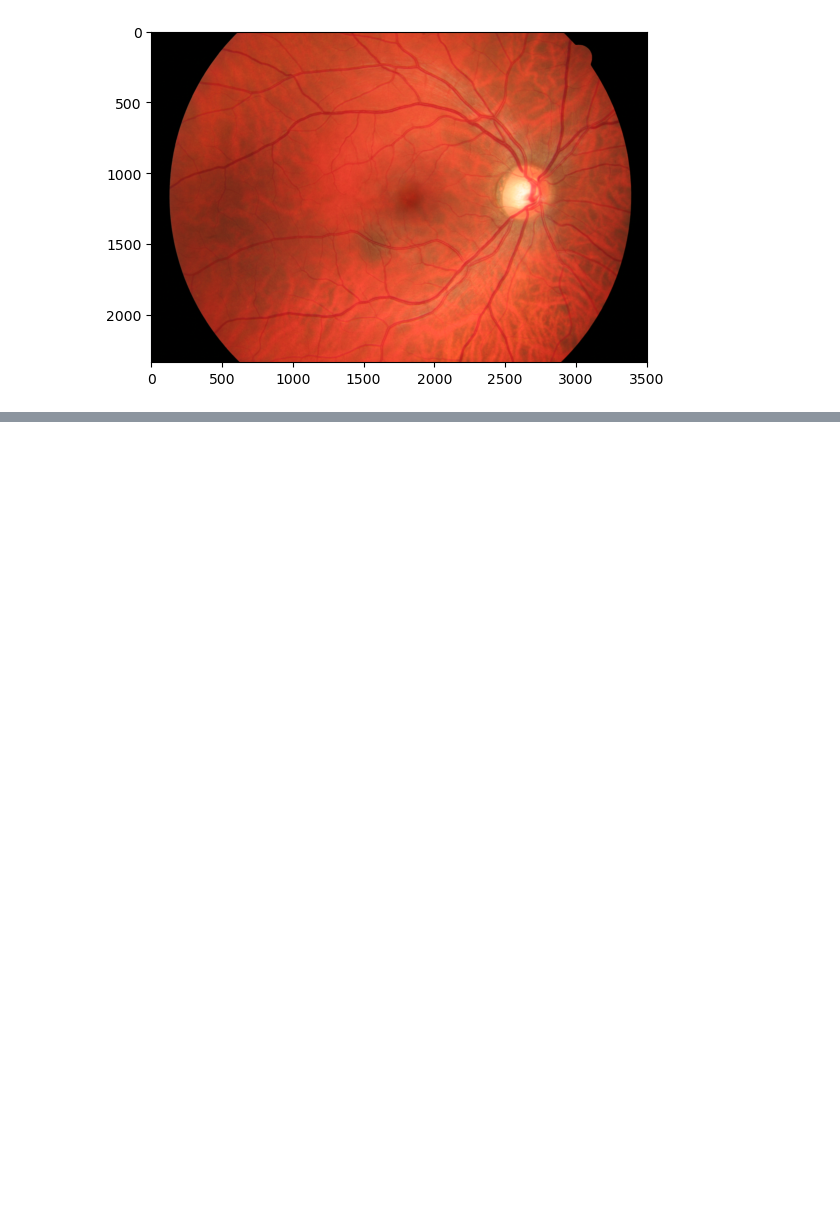
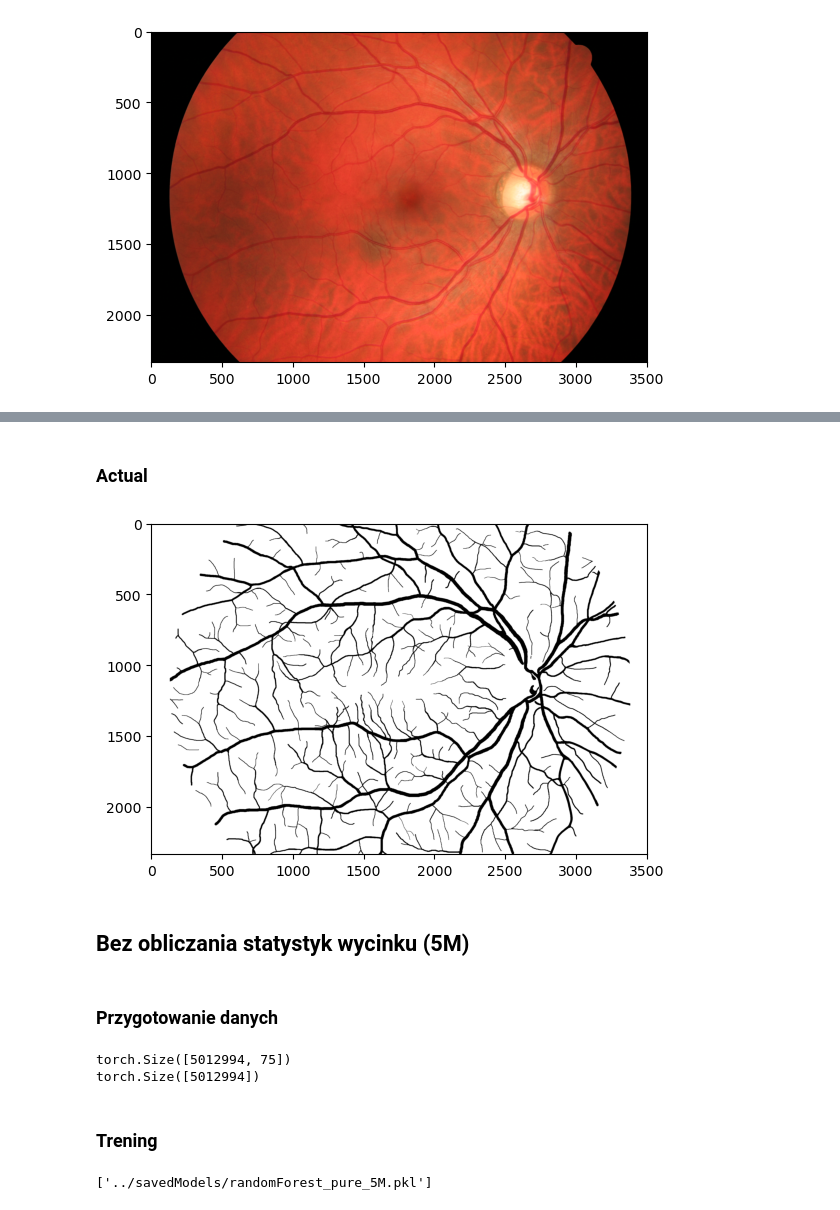
Before and after one commit to Myc0plasmus/veinClassifier, a Jupyter notebook: notebooks/demo.ipynb, the cells around one changed output, grey strips where cells are left out. Cells and saved outputs as stored; diff of their text form; code cells hidden in the pictures; blank space fills up the shorter version.

```diff
--- a/notebooks/demo.ipynb
+++ b/notebooks/demo.ipynb
@@ -34,0 +188,38 @@ device = torch.device("cuda" if torch.cuda.is_available() else "cpu")
+# %% [markdown]
+### Actual
+# %%
+plt.imshow(~(segm.squeeze() > 0.5), cmap="gray")
+plt.show() #AUC ROC
+# %% [output]
+[figure, added]
+# %% [markdown]
+## Bez obliczania statystyk wycinku (5M)
+# %% [markdown]
+### Przygotowanie danych
+# %%
+from src.featureExtraction import extractDatasetPatches, extractImagePatches, extractTargets
+
+sample_patches, sample_targets = extractDatasetPatches(dataset, MAX_TOTAL_SAMPLES=5000000)
+
+print(sample_patches.shape)
+print(sample_targets.shape)
+
+# rf_data.shape
+# %% [output]
+torch.Size([5012994, 75])
+torch.Size([5012994])
+# %% [markdown]
+### Trening
+# %%
+from src.models import randomForest_train, randomForest_eval
+import joblib
+from sklearn.model_selection import train_test_split
+
+
+X_train, X_test, y_train, y_test = train_test_split(sample_patches, sample_targets, test_size=0.2)
+
+model = randomForest_train(X_train, y_train)
+
+joblib.dump(model, "../savedModels/randomForest_pure_5M.pkl")
+# %% [output]
+['../savedModels/randomForest_pure_5M.pkl']
```
Also changed, not shown: parts of 55 cells of this notebook, 7 other files.
